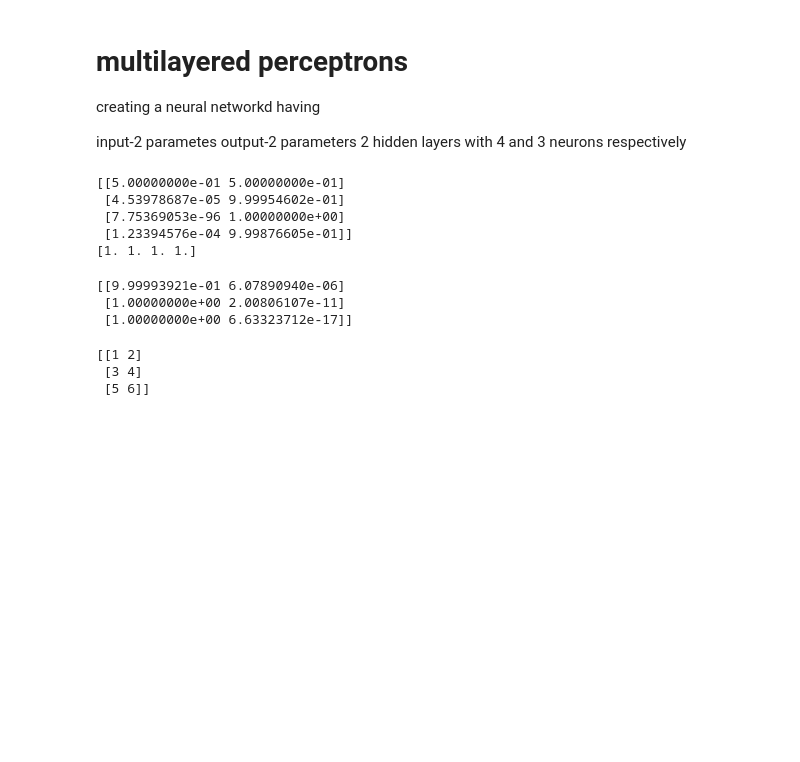
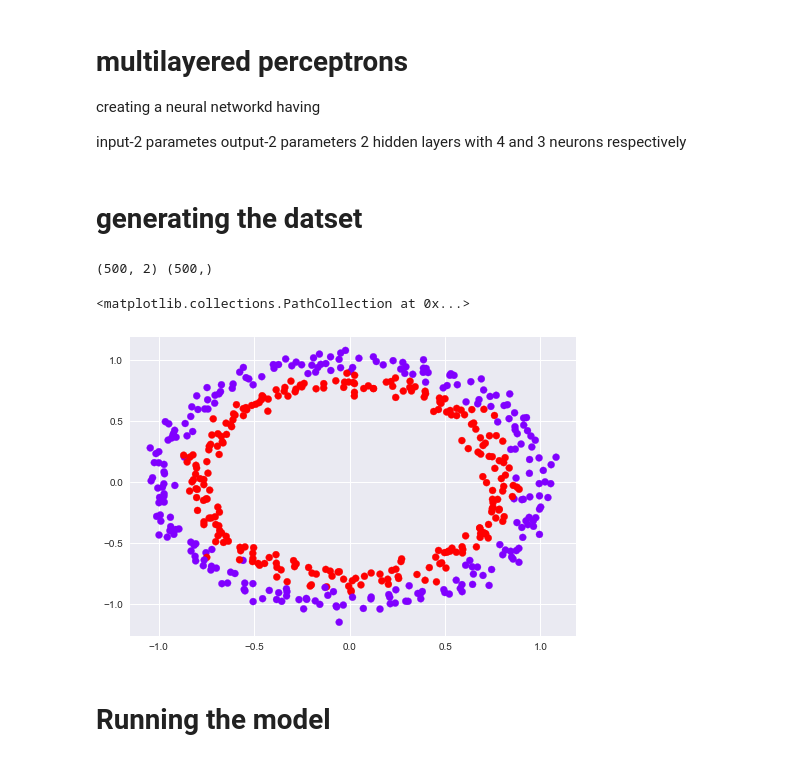
Before and after one commit to gaganwalia212/Neural-Networks, a Jupyter notebook: neural_network.ipynb, the cells around one changed output. Drawn from its saved outputs; the diff is of its cells as text; code cells hidden in the pictures; blank space fills up the shorter version.

```diff
--- a/neural_network.ipynb
+++ b/neural_network.ipynb
@@ -22,0 +12,12 @@ hidden=[4,3]
+# %% [markdown]
+# generating the datset
+# %%
+X,Y=make_circles(n_samples=500,  shuffle=True, noise=0.05, random_state=1, factor=0.8)
+print(X.shape,Y.shape)
+
+plt.style.use("seaborn")
+plt.scatter(X[:,0],X[:,1],c=Y,cmap=plt.get_cmap("rainbow"))
+# %% [output]
+(500, 2) (500,)
+<matplotlib.collections.PathCollection at 0x...>
+[figure, added]
@@ -106,23 +138,0 @@ myModel=NeuralNetwork(input_size,output_size,hidden)
-# %%
-x=np.array([[10,10],[10,20],[11,230],[1,10]])
-print(softmax(x))
-print(np.sum(softmax(x),axis=1))
-# %% [output]
-[[5.00000000e-01 5.00000000e-01]
- [4.53978687e-05 9.99954602e-01]
- [7.75369053e-96 1.00000000e+00]
- [1.23394576e-04 9.99876605e-01]]
-[1. 1. 1. 1.]
-# %%
-x=np.array([[1,2],[3,4],[5,6]])
-myModel.forward_propagation(x)
-# %% [output]
-[[9.99993921e-01 6.07890940e-06]
- [1.00000000e+00 2.00806107e-11]
- [1.00000000e+00 6.63323712e-17]]
-# %%
-print(x)
-# %% [output]
-[[1 2]
- [3 4]
- [5 6]]
@@ -128,0 +157,2 @@ print(x)
+# %% [markdown]
+# Running the model
```
Also changed, not shown: parts of 15 cells of this notebook.
